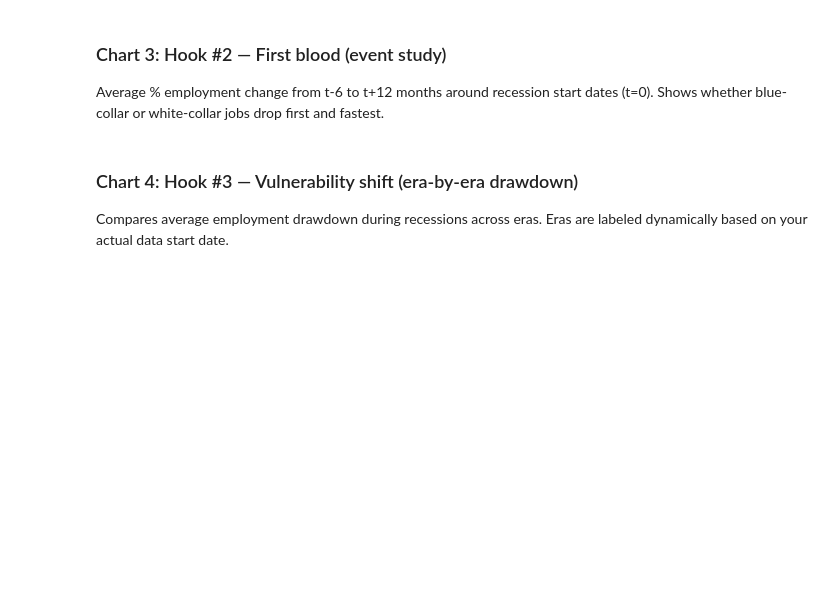
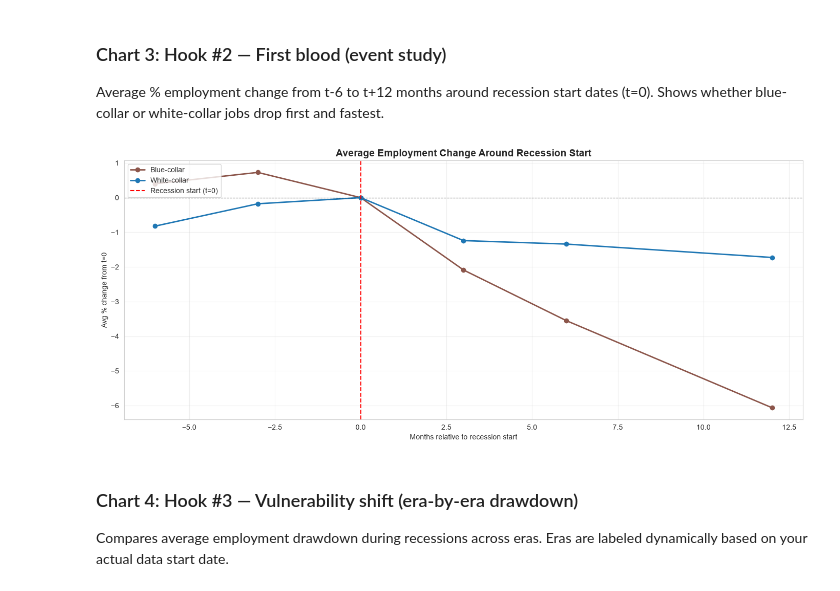
Before and after one commit to vanshronin/macroeconomic-labor-dynamics, a Jupyter notebook: notebooks/02_eda_visualizations.ipynb, the cells around one changed output. Cells and saved outputs as stored; diff of their text form; code cells hidden in the pictures; blank space fills up the shorter version.

```diff
--- a/notebooks/02_eda_visualizations.ipynb
+++ b/notebooks/02_eda_visualizations.ipynb
@@ -26,7 +26,7 @@ import seaborn as sns
 sns.set_style("whitegrid")
 plt.rcParams["figure.figsize"] = (14, 6)
 
-df = pd.read_csv(os.path.join("..", "..", "data", "processed", "master_table.csv"),
+df = pd.read_csv(os.path.join( "..", "data", "processed", "master_table.csv"),
                  parse_dates=["date"], index_col="date").sort_index()
 
 print(f"Loaded {df.shape[0]} rows x {df.shape[1]} columns")
@@ -86,39 +94,45 @@ plt.show()
 Average % employment change from t-6 to t+12 months around recession start dates (t=0).
 Shows whether blue-collar or white-collar jobs drop first and fastest.
 # %%
+
 recession_starts = df[df["recession_indicator"] == 1].index
 recession_starts = recession_starts[recession_starts.to_series().diff().dt.days > 60]
 
 events = [-6, -3, 0, 3, 6, 12]
 blue_changes = []
 white_changes = []
 
 for t0 in recession_starts:
     base_blue = df.loc[t0, "blue_collar_jobs"]
     base_white = df.loc[t0, "white_collar_jobs"]
     for m in events:
         target = t0 + pd.DateOffset(months=m)
         if target in df.index:
             blue_changes.append((df.loc[target, "blue_collar_jobs"] / base_blue - 1) * 100)
             white_changes.append((df.loc[target, "white_collar_jobs"] / base_white - 1) * 100)
+        else:
+            blue_changes.append(float('nan'))
+            white_changes.append(float('nan'))
 
 blue_df = pd.DataFrame({"months": events * len(recession_starts), "pct": blue_changes})
 white_df = pd.DataFrame({"months": events * len(recession_starts), "pct": white_changes})
 blue_avg = blue_df.groupby("months")["pct"].mean()
 white_avg = white_df.groupby("months")["pct"].mean()
 
 fig, ax = plt.subplots()
 ax.plot(blue_avg.index, blue_avg.values, color="tab:brown", linewidth=2, marker="o", label="Blue-collar")
 ax.plot(white_avg.index, white_avg.values, color="tab:blue", linewidth=2, marker="o", label="White-collar")
 ax.axvline(0, color="red", linestyle="--", linewidth=1.5, label="Recession start (t=0)")
 ax.axhline(0, color="black", linewidth=0.8, linestyle="--")
 ax.set_title("Average Employment Change Around Recession Start", fontsize=14, fontweight="bold")
 ax.set_xlabel("Months relative to recession start")
 ax.set_ylabel("Avg % change from t=0")
 ax.legend(loc="upper left")
 ax.grid(True, alpha=0.3)
 plt.tight_layout()
 plt.show()
+# %% [output]
+[figure, added]
 # %% [markdown]
 ### Chart 4: Hook #3 — Vulnerability shift (era-by-era drawdown)
 
```
Also changed, not shown: parts of 6 cells of this notebook, 4 other files.
